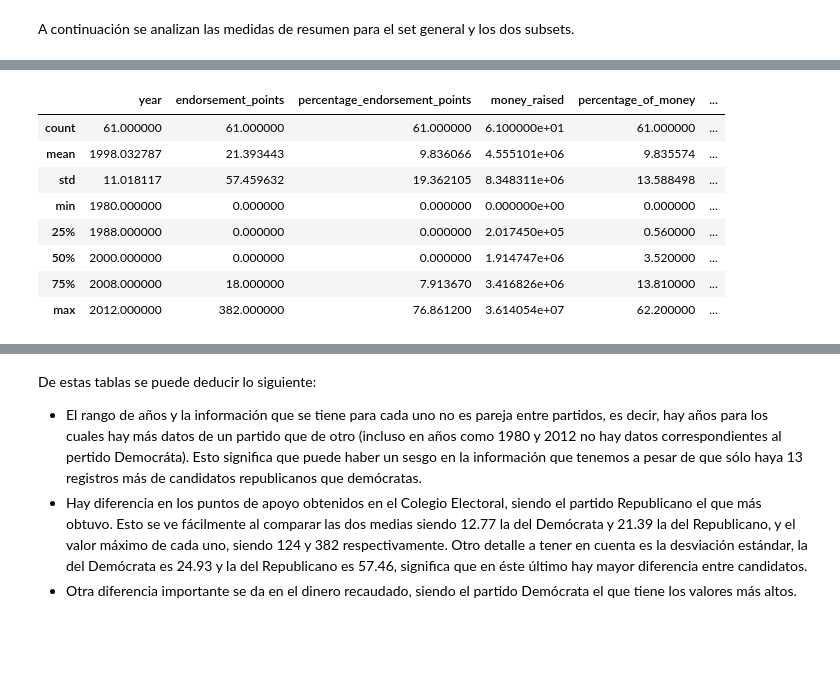
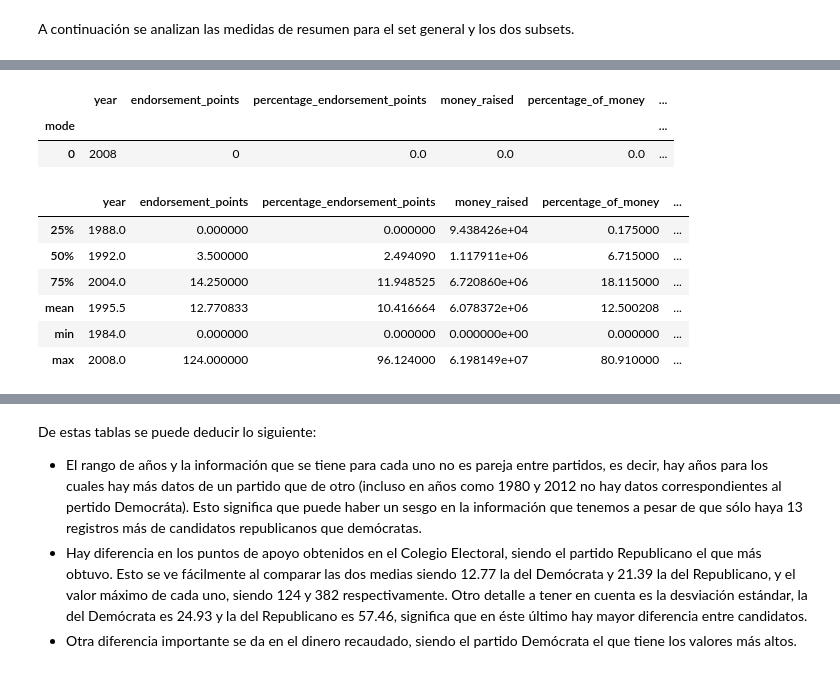
Before and after one commit to 1gnacio/orgadatos-kaggle-tp1, a Jupyter notebook: notebook707f668b56.ipynb, the cells around one changed output, grey strips where cells are left out. Cells and saved outputs as stored; diff of their text form; code cells hidden in the pictures; blank space fills up the shorter version.

```diff
--- a/notebook707f668b56.ipynb
+++ b/notebook707f668b56.ipynb
@@ -323,12 +275,27 @@ data_dem.describe()
-# %%
-data_rep.describe()
-# %% [output]
-|  | year | endorsement_points | percentage_endorsement_points | money_raised | percentage_of_money | ... |
-| count | 61.000000 | 61.000000 | 61.000000 | 6.100000e+01 | 61.000000 | ... |
-| mean | 1998.032787 | 21.393443 | 9.836066 | 4.555101e+06 | 9.835574 | ... |
-| std | 11.018117 | 57.459632 | 19.362105 | 8.348311e+06 | 13.588498 | ... |
-| min | 1980.000000 | 0.000000 | 0.000000 | 0.000000e+00 | 0.000000 | ... |
-| 25% | 1988.000000 | 0.000000 | 0.000000 | 2.017450e+05 | 0.560000 | ... |
-| 50% | 2000.000000 | 0.000000 | 0.000000 | 1.914747e+06 | 3.520000 | ... |
-| 75% | 2008.000000 | 18.000000 | 7.913670 | 3.416826e+06 | 13.810000 | ... |
-| max | 2012.000000 | 382.000000 | 76.861200 | 3.614054e+07 | 62.200000 | ... |
+# %%
+#data.mode()
+#data.loc[data['endorsement_points'] != 0]
+#data[data['endorsement_points'] != 0].reset_index()
+#len(data.index)
+#data[data['party'] == 'Republican']
+#data[data['endorsement_points'] != 0]
+data_cpy = data.describe().loc[['25%','50%','75%', 'mean','min', 'max']]
+data_mode = data.mode(numeric_only=True)
+data_mode.index.names=['mode']
+#data_cpy = pd.concat([data_cpy, data.mode(numeric_only=True)])
+#data_cpy.index.names=['25%','50%','75%', 'mean','min', 'max','mode']
+data_mode
+# %% [output]
+|  | year | endorsement_points | percentage_endorsement_points | money_raised | percentage_of_money | ... |
+| mode |  |  |  |  |  | ... |
+| 0 | 2008 | 0 | 0.0 | 0.0 | 0.0 | ... |
+# %%
+data_dem.describe().loc[['25%','50%','75%', 'mean','min', 'max']]
+# %% [output]
+|  | year | endorsement_points | percentage_endorsement_points | money_raised | percentage_of_money | ... |
+| 25% | 1988.0 | 0.000000 | 0.000000 | 9.438426e+04 | 0.175000 | ... |
+| 50% | 1992.0 | 3.500000 | 2.494090 | 1.117911e+06 | 6.715000 | ... |
+| 75% | 2004.0 | 14.250000 | 11.948525 | 6.720860e+06 | 18.115000 | ... |
+| mean | 1995.5 | 12.770833 | 10.416664 | 6.078372e+06 | 12.500208 | ... |
+| min | 1984.0 | 0.000000 | 0.000000 | 0.000000e+00 | 0.000000 | ... |
+| max | 2008.0 | 124.000000 | 96.124000 | 6.198149e+07 | 80.910000 | ... |
```
Also changed, not shown: parts of 10 cells of this notebook.
